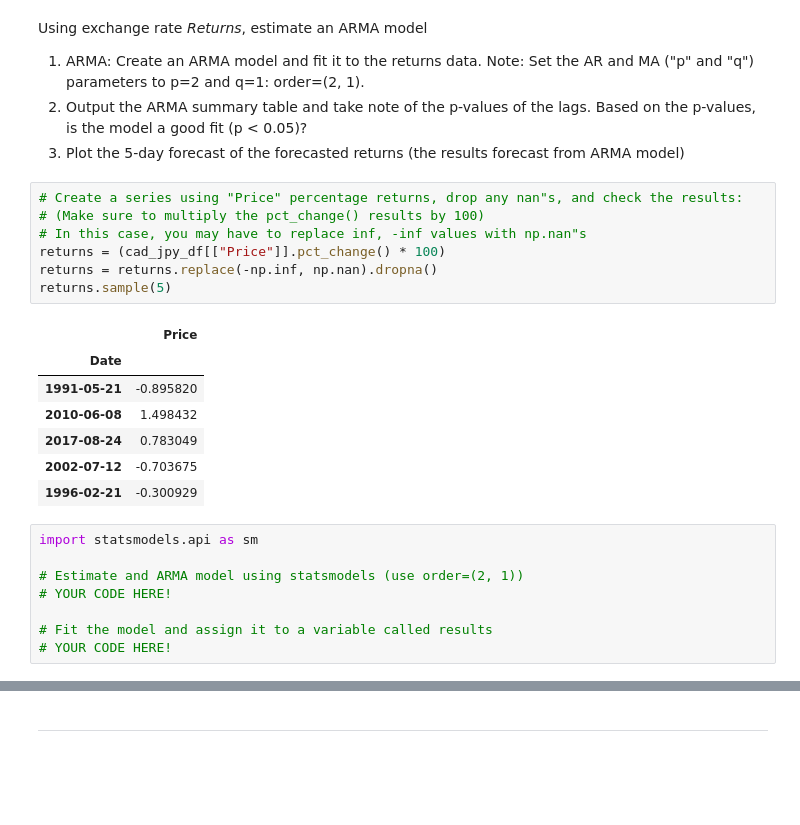
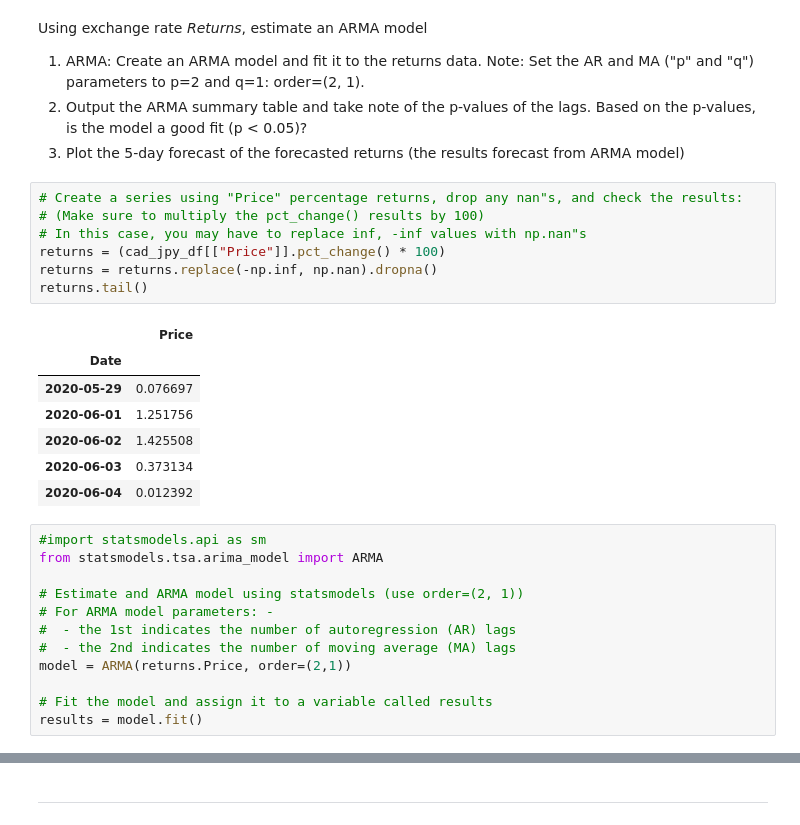
Before and after one commit to aylwarda/fintech-timeseries-and-regression, a Jupyter notebook: time_series_analysis.ipynb, the cells around one changed output, grey strips where cells are left out. Saved outputs shown, nothing was run; the diff lists cells and outputs as text; blank space fills up the shorter version.

```diff
--- a/time_series_analysis.ipynb
+++ b/time_series_analysis.ipynb
@@ -125,25 +137,29 @@ Using exchange rate *Returns*, estimate an ARMA model
 # %%
 # Create a series using "Price" percentage returns, drop any nan"s, and check the results:
 # (Make sure to multiply the pct_change() results by 100)
 # In this case, you may have to replace inf, -inf values with np.nan"s
 returns = (cad_jpy_df[["Price"]].pct_change() * 100)
 returns = returns.replace(-np.inf, np.nan).dropna()
-returns.sample(5)
+returns.tail()
 # %% [output]
 |  | Price |
 | Date |  |
-| 1991-05-21 | -0.895820 |
-| 2010-06-08 | 1.498432 |
-| 2017-08-24 | 0.783049 |
-| 2002-07-12 | -0.703675 |
-| 1996-02-21 | -0.300929 |
+| 2020-05-29 | 0.076697 |
+| 2020-06-01 | 1.251756 |
+| 2020-06-02 | 1.425508 |
+| 2020-06-03 | 0.373134 |
+| 2020-06-04 | 0.012392 |
 # %%
-import statsmodels.api as sm
+#import statsmodels.api as sm
+from statsmodels.tsa.arima_model import ARMA
 
 # Estimate and ARMA model using statsmodels (use order=(2, 1))
-# YOUR CODE HERE!
+# For ARMA model parameters: -
+#  - the 1st indicates the number of autoregression (AR) lags
+#  - the 2nd indicates the number of moving average (MA) lags
+model = ARMA(returns.Price, order=(2,1))
 
 # Fit the model and assign it to a variable called results
-# YOUR CODE HERE!
+results = model.fit()
 # %%
 # Output model summary results:
```
Also changed, not shown: parts of 29 cells of this notebook.
